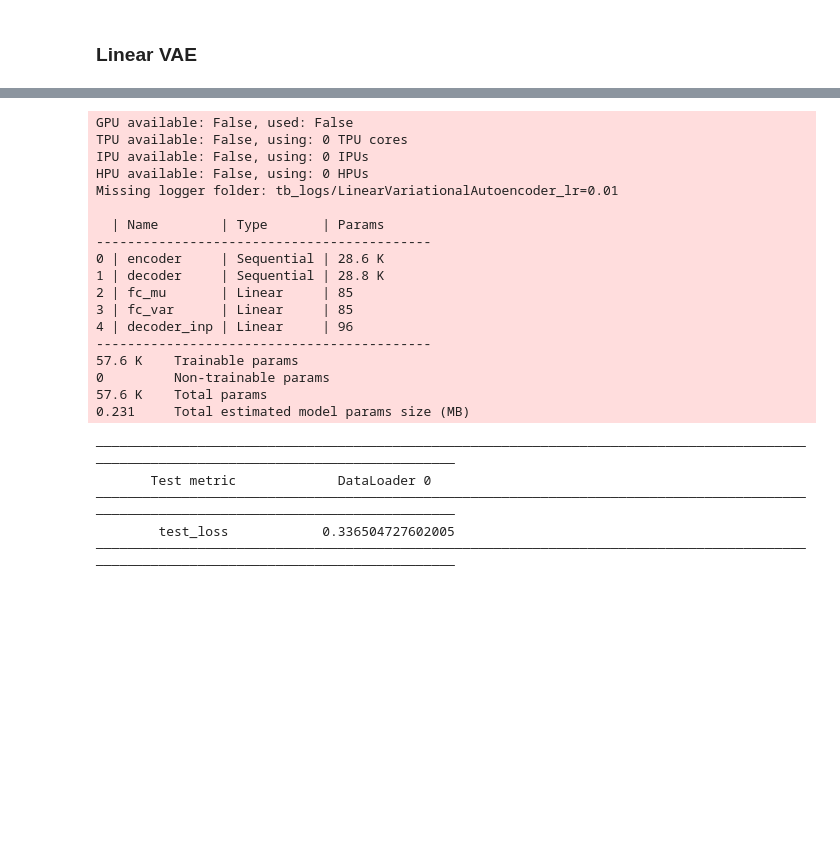
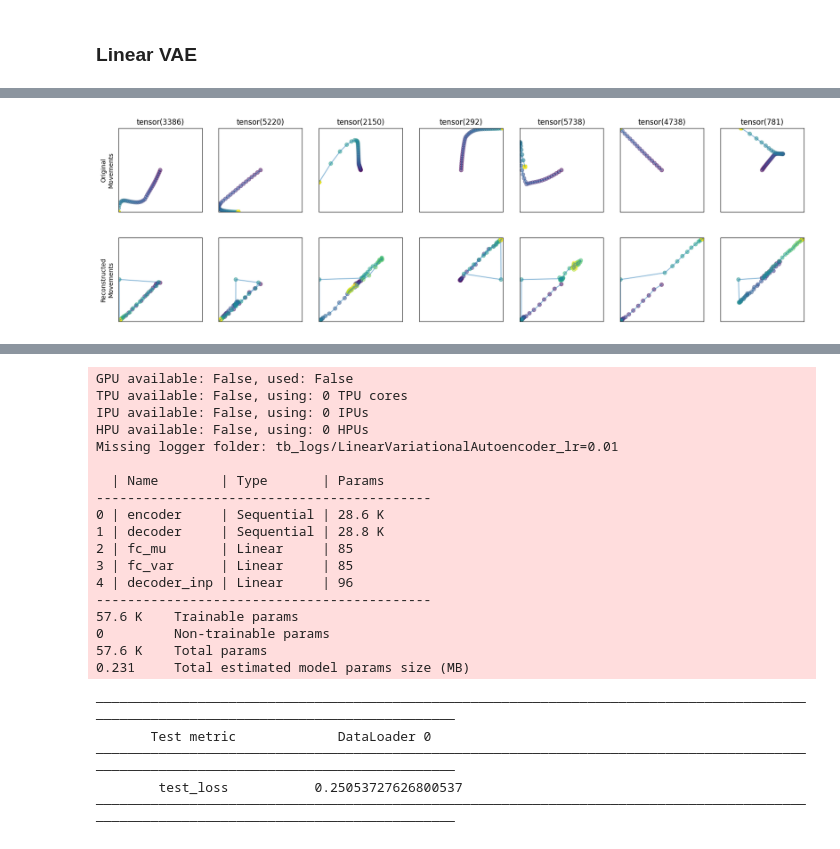
Before and after one commit to NevVerVer/Neuromatch_2022_EcoG_movements, a Jupyter notebook: models/train_behavior_models.ipynb, the cells around one changed output, grey strips where cells are left out. Drawn from its saved outputs; the diff is of its cells as text; code cells hidden in the pictures; blank space fills up the shorter version.

Commit message:
update training and visualization

```diff
--- a/models/train_behavior_models.ipynb
+++ b/models/train_behavior_models.ipynb
@@ -71,3 +71,6 @@ interactive(children=(IntSlider(value=0, description='event', max=5983), Output(
 ### Train models
 # %% [markdown]
 ### Linear VAE
+# %%
+lae = LinearAutoencoder(150, n_hidden=5)
+summary(lae, (1, 150), col_names=["input_size", "output_size", "num_params"])
@@ -74,3 +124,7 @@ interactive(children=(IntSlider(value=0, description='event', max=5983), Output(
+# %%
+plot_reconstruction_examples(lae, DATASET, 7)
+# %% [output]
+[figure, added]
 # %%
 lvae = LinearVariationalAutoencoder(150, n_latent=5)
 
@@ -95,7 +149,7 @@ Estimated Total Size (MB): 0.24
 ===================================================================================================================
 # %%
 train_model(
-    lvae, X_train, X_val, X_test, n_epochs=20, batch_size=20,
+    lvae, X_train, X_val, X_test, n_epochs=100, batch_size=20,
     add_to_log_name=['n_latent', 'lr'])
 # %% [output]
 GPU available: False, used: False
@@ -119,5 +173,5 @@ Missing logger folder: tb_logs/LinearVariationalAutoencoder_lr=0.01
 ─────────────────────────────────────────────────────────────────────────────────────────────────────────────────────────────────────────
        Test metric             DataLoader 0
 ─────────────────────────────────────────────────────────────────────────────────────────────────────────────────────────────────────────
-        test_loss            0.336504727602005
+        test_loss           0.25053727626800537
 ─────────────────────────────────────────────────────────────────────────────────────────────────────────────────────────────────────────
```
Also changed, not shown: parts of 6 cells of this notebook, 1 other file.
